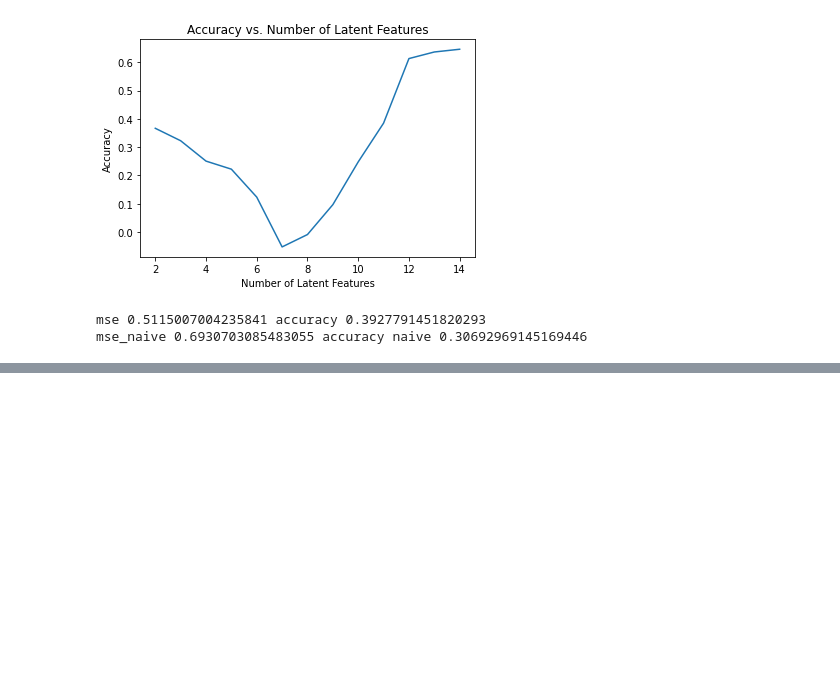
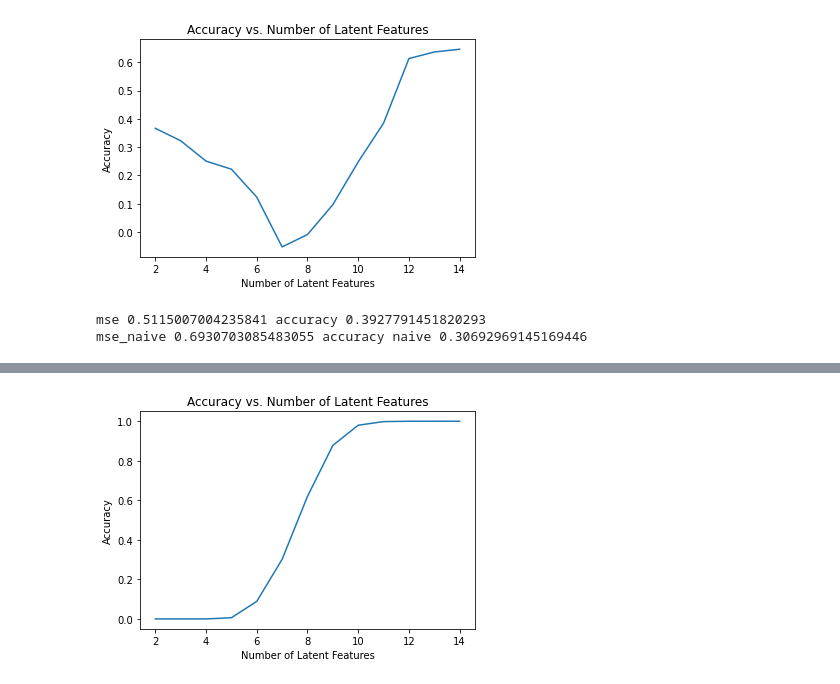
Before and after one commit to mikeolubode/Starbucks_Recommendation_FunkSVD, a Jupyter notebook: Starbucks_Capstone_notebook.ipynb, the cells around one changed output, grey strips where cells are left out. Drawn from its saved outputs; the diff is of its cells as text; code cells hidden in the pictures; blank space fills up the shorter version.

```diff
--- a/Starbucks_Capstone_notebook.ipynb
+++ b/Starbucks_Capstone_notebook.ipynb
@@ -749,0 +784,3 @@ plt.title('Accuracy vs. Number of Latent Features');
+# %%
+row = np.where(person_offer_df.index=='42e511d82add46d4b0038ab71015f1b5')[0][0]
+np.around(np.dot(person_mat[row, :12], offer_mat[:12,]))
@@ -815,3 +856,8 @@ print('mse_naive', mse_naive, 'accuracy naive', accur_naive)
 # %% [output]
 mse 0.5115007004235841 accuracy 0.3927791451820293
 mse_naive 0.6930703085483055 accuracy naive 0.30692969145169446
+# %%
+personOffer_df = train_data_df.groupby(['person','offer_detail'])['event'].max().astype(bool).astype(int).unstack().replace(0,np.nan)
+personOffer_df_test = test_data_df.groupby(['person','offer_detail'])['event'].max().astype(bool).astype(int).unstack()
+
+personOffer_df.head()
@@ -817,0 +872,3 @@ mse_naive 0.6930703085483055 accuracy naive 0.30692969145169446
+# %%
+personOffer_mat = personOffer_df.values
+personMat, offerMat = FunkSVD(personOffer_mat, latent_features=15, learning_rate=0.001, iters=1000)
@@ -817,0 +895,27 @@ mse_naive 0.6930703085483055 accuracy naive 0.30692969145169446
+# %%
+num_latent_feats = np.arange(2,15,1)
+sum_errs = []
+
+for i in notebook.trange(len(num_latent_feats)):
+    k = num_latent_feats[i]
+    # restructure with k latent features
+    u_new, vt_new = personMat[:, :k], offerMat[:k, :]
+
+    # take dot product
+    person_offer_est = np.around(np.dot(u_new, vt_new))
+
+    # compute error for each prediction to actual value
+    diffs = np.nansum(np.subtract(personOffer_mat, person_offer_est))
+
+    # total errors and keep track of them
+    err = np.sum(np.sum(np.abs(diffs)))
+    sum_errs.append(err)
+
+n_notna = (~np.isnan(personOffer_mat)).sum()
+
+plt.plot(num_latent_feats, 1 - np.array(sum_errs)/(n_notna));
+plt.xlabel('Number of Latent Features')
+plt.ylabel('Accuracy')
+plt.title('Accuracy vs. Number of Latent Features');
+# %% [output]
+[figure, added]
```
Also changed, not shown: parts of 15 cells of this notebook.
